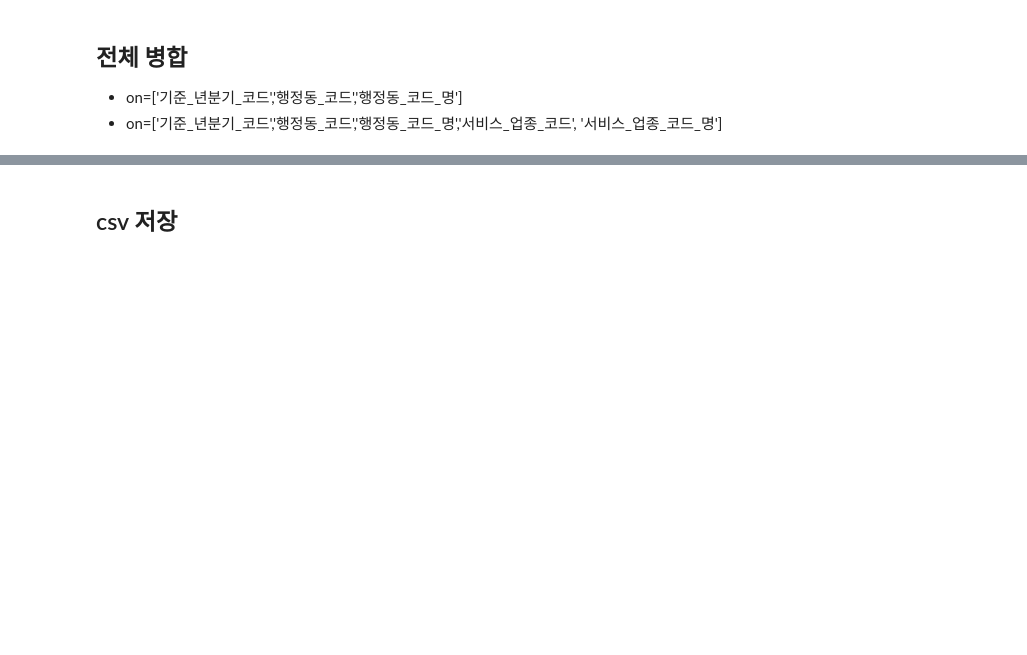
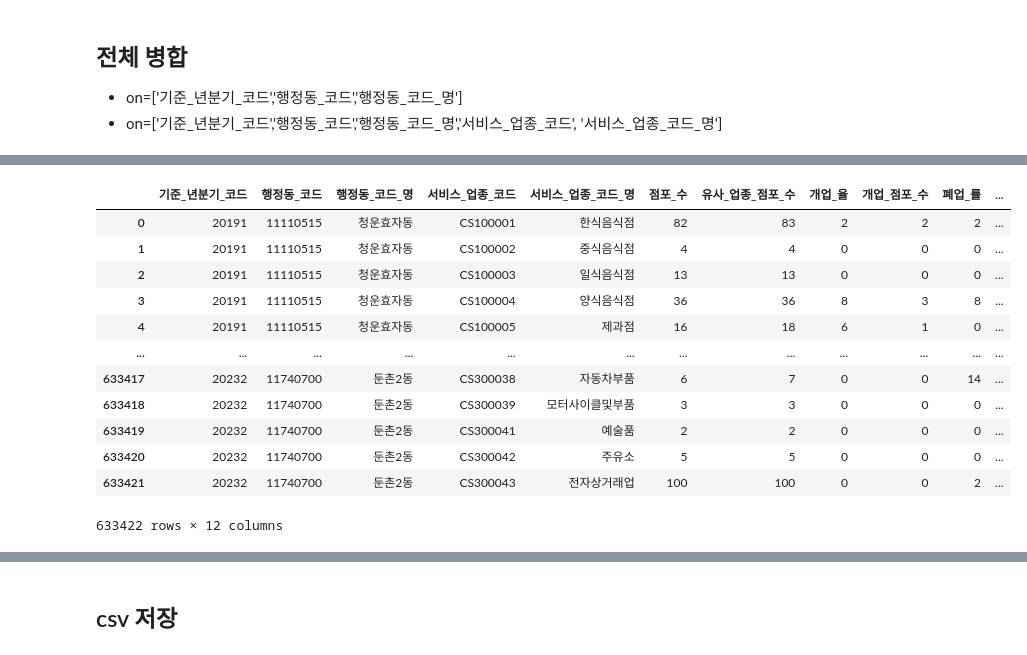
Before and after one commit to KT-AIvle-4th-Big-Project-Team2/SAI, a Jupyter notebook: Modeling/data cleansing_행정동.ipynb, the cells around one changed output, grey strips where cells are left out. Cells and saved outputs as stored; diff of their text form; code cells hidden in the pictures; blank space fills up the shorter version.

```diff
--- a/Modeling/data cleansing_행정동.ipynb
+++ b/Modeling/data cleansing_행정동.ipynb
@@ -657,3 +673,19 @@ tmp2.shape,df_점포.shape
+# %%
+df_점포
+# %% [output]
+|  | 기준_년분기_코드 | 행정동_코드 | 행정동_코드_명 | 서비스_업종_코드 | 서비스_업종_코드_명 | 점포_수 | 유사_업종_점포_수 | 개업_율 | 개업_점포_수 | 폐업_률 | ... |
+| 0 | 20191 | 11110515 | 청운효자동 | CS100001 | 한식음식점 | 82 | 83 | 2 | 2 | 2 | ... |
+| 1 | 20191 | 11110515 | 청운효자동 | CS100002 | 중식음식점 | 4 | 4 | 0 | 0 | 0 | ... |
+| 2 | 20191 | 11110515 | 청운효자동 | CS100003 | 일식음식점 | 13 | 13 | 0 | 0 | 0 | ... |
+| 3 | 20191 | 11110515 | 청운효자동 | CS100004 | 양식음식점 | 36 | 36 | 8 | 3 | 8 | ... |
+| 4 | 20191 | 11110515 | 청운효자동 | CS100005 | 제과점 | 16 | 18 | 6 | 1 | 0 | ... |
+| ... | ... | ... | ... | ... | ... | ... | ... | ... | ... | ... | ... |
+| 633417 | 20232 | 11740700 | 둔촌2동 | CS300038 | 자동차부품 | 6 | 7 | 0 | 0 | 14 | ... |
+| 633418 | 20232 | 11740700 | 둔촌2동 | CS300039 | 모터사이클및부품 | 3 | 3 | 0 | 0 | 0 | ... |
+| 633419 | 20232 | 11740700 | 둔촌2동 | CS300041 | 예술품 | 2 | 2 | 0 | 0 | 0 | ... |
+| 633420 | 20232 | 11740700 | 둔촌2동 | CS300042 | 주유소 | 5 | 5 | 0 | 0 | 0 | ... |
+| 633421 | 20232 | 11740700 | 둔촌2동 | CS300043 | 전자상거래업 | 100 | 100 | 0 | 0 | 2 | ... |
+633422 rows × 12 columns
 # %%
 df_점포.drop(["행정동_코드_명", "서비스_업종_코드_명"], axis=1, inplace=True)
 tmp3 = tmp2.merge(df_점포, how='left', on=['기준_년분기_코드','행정동_코드','서비스_업종_코드'])
```
Also changed, not shown: parts of 37 cells of this notebook.
